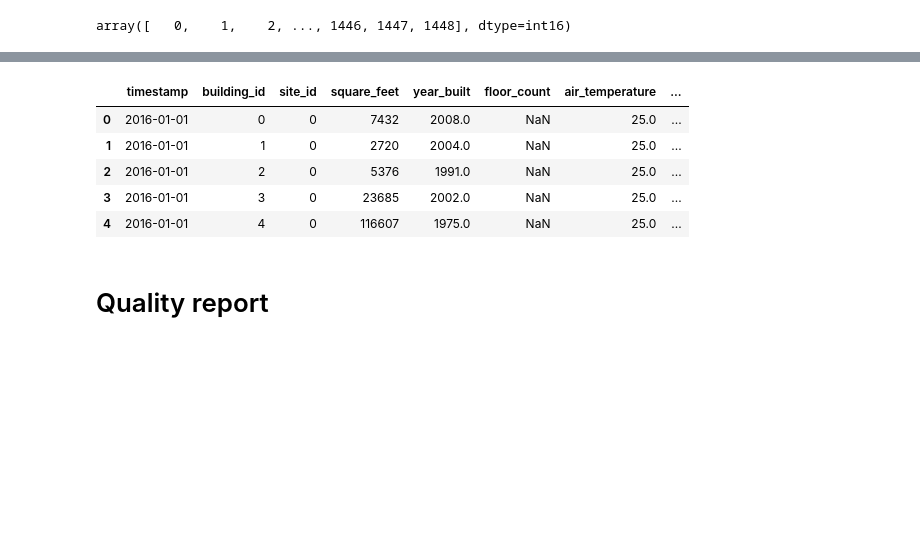
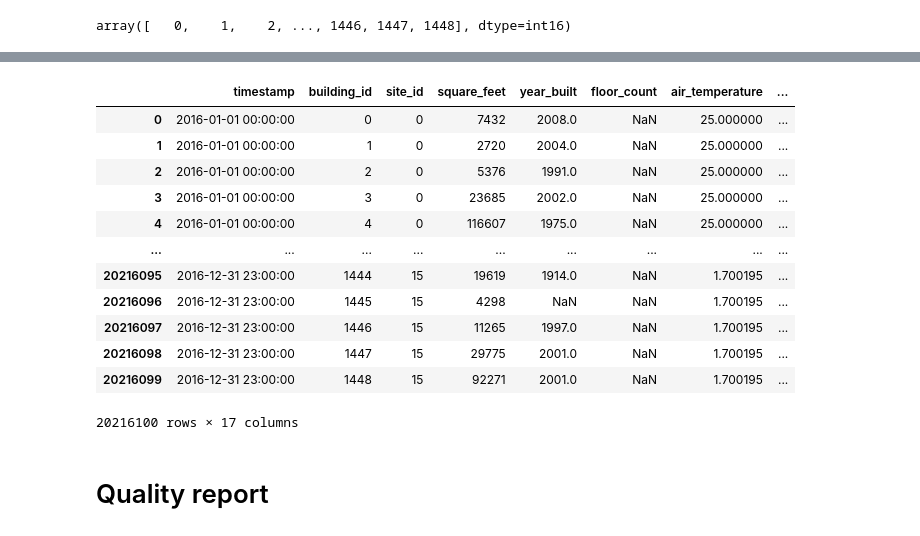
Before and after one commit to mimcclure/Datamining_spring2022_project, a Jupyter notebook: Datamining_project_Energyconsumption_2022spring_JinsuHong.ipynb, the cells around one changed output, grey strips where cells are left out. Drawn from its saved outputs; the diff is of its cells as text; code cells hidden in the pictures; blank space fills up the shorter version.

```diff
--- a/Datamining_project_Energyconsumption_2022spring_JinsuHong.ipynb
+++ b/Datamining_project_Energyconsumption_2022spring_JinsuHong.ipynb
@@ -42,7 +42,7 @@ import seaborn as sns
 import matplotlib.pyplot as plt
 import missingno
 # %%
-df_train = pd.read_csv('D:/GSU/Data mining/project/train.csv')
-df_weather_train = pd.read_csv('D:/GSU/Data mining/project/weather_train.csv')
-df_meta = pd.read_csv('D:/GSU/Data mining/project/building_metadata.csv')
+df_train = pd.read_csv('C:/Users/Jinsu Hong/JSH/Data mining/Project/train.csv')
+df_weather_train = pd.read_csv('C:/Users/Jinsu Hong/JSH/Data mining/Project/weather_train.csv')
+df_meta = pd.read_csv('C:/Users/Jinsu Hong/JSH/Data mining/Project/building_metadata.csv')
 # %%
@@ -205,14 +211,21 @@ con1 = df['site_id']==0
 con2 = df['meter'] == 0
 df.loc[con1&con2,'meter_reading'] = df.loc[con1&con2,'meter_reading']/3.412
 # %%
-df.head()
+df
 # %% [output]
 |  | timestamp | building_id | site_id | square_feet | year_built | floor_count | air_temperature | ... |
-| 0 | 2016-01-01 | 0 | 0 | 7432 | 2008.0 | NaN | 25.0 | ... |
-| 1 | 2016-01-01 | 1 | 0 | 2720 | 2004.0 | NaN | 25.0 | ... |
-| 2 | 2016-01-01 | 2 | 0 | 5376 | 1991.0 | NaN | 25.0 | ... |
-| 3 | 2016-01-01 | 3 | 0 | 23685 | 2002.0 | NaN | 25.0 | ... |
-| 4 | 2016-01-01 | 4 | 0 | 116607 | 1975.0 | NaN | 25.0 | ... |
+| 0 | 2016-01-01 00:00:00 | 0 | 0 | 7432 | 2008.0 | NaN | 25.000000 | ... |
+| 1 | 2016-01-01 00:00:00 | 1 | 0 | 2720 | 2004.0 | NaN | 25.000000 | ... |
+| 2 | 2016-01-01 00:00:00 | 2 | 0 | 5376 | 1991.0 | NaN | 25.000000 | ... |
+| 3 | 2016-01-01 00:00:00 | 3 | 0 | 23685 | 2002.0 | NaN | 25.000000 | ... |
+| 4 | 2016-01-01 00:00:00 | 4 | 0 | 116607 | 1975.0 | NaN | 25.000000 | ... |
+| ... | ... | ... | ... | ... | ... | ... | ... | ... |
+| 20216095 | 2016-12-31 23:00:00 | 1444 | 15 | 19619 | 1914.0 | NaN | 1.700195 | ... |
+| 20216096 | 2016-12-31 23:00:00 | 1445 | 15 | 4298 | NaN | NaN | 1.700195 | ... |
+| 20216097 | 2016-12-31 23:00:00 | 1446 | 15 | 11265 | 1997.0 | NaN | 1.700195 | ... |
+| 20216098 | 2016-12-31 23:00:00 | 1447 | 15 | 29775 | 2001.0 | NaN | 1.700195 | ... |
+| 20216099 | 2016-12-31 23:00:00 | 1448 | 15 | 92271 | 2001.0 | NaN | 1.700195 | ... |
+20216100 rows × 17 columns
 # %%
 # Data quality report for continuous features
 num_col_list = ['building_id','site_id','square_feet','year_built',
```
Also changed, not shown: parts of 15 cells of this notebook.
